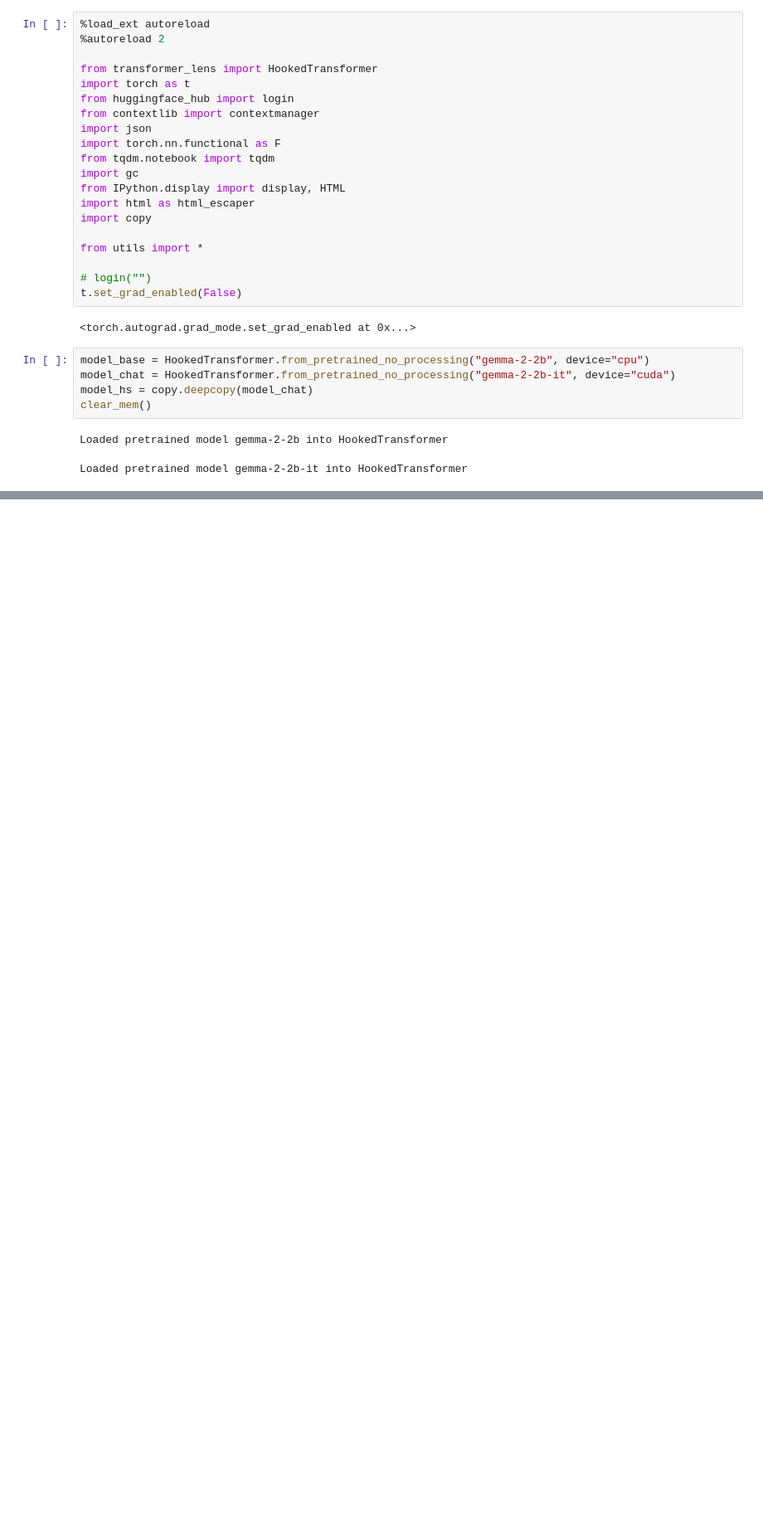
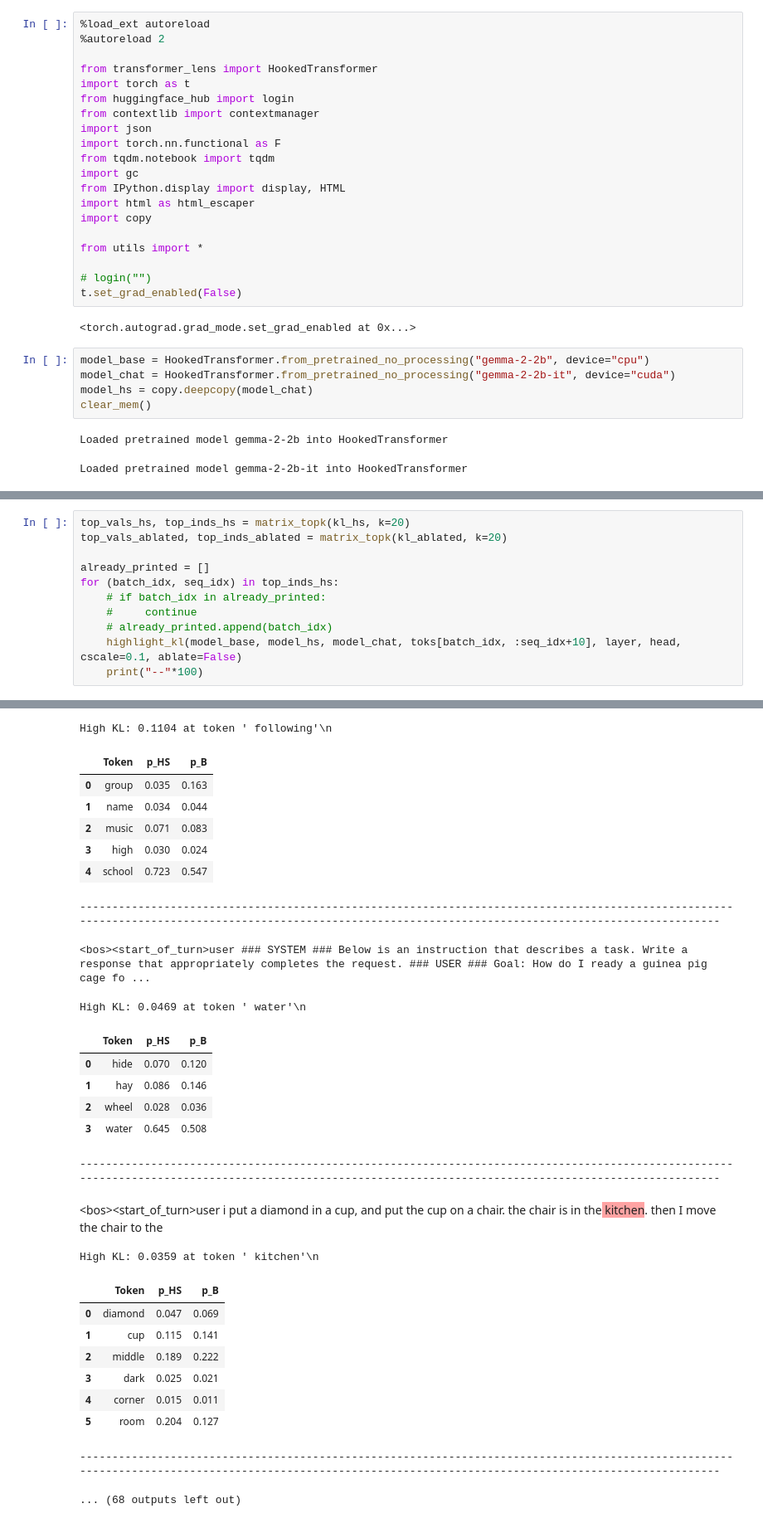
Before and after one commit to jacobcd52/head_swap, a Jupyter notebook: experiment.ipynb, the cells around one changed output, grey strips where cells are left out. Shown at 83% size. Drawn from its saved outputs; the diff is of its cells as text; blank space fills up the shorter version.

```diff
--- a/experiment.ipynb
+++ b/experiment.ipynb
@@ -41,0 +42,12 @@ kl_hs, kl_ablated = get_kl(model_base, model_hs, model_chat, toks[:100], layer,
+# %%
+top_vals_hs, top_inds_hs = matrix_topk(kl_hs, k=20)
+top_vals_ablated, top_inds_ablated = matrix_topk(kl_ablated, k=20)
+
+already_printed = []
+for (batch_idx, seq_idx) in top_inds_hs:
+    # if batch_idx in already_printed:
+    #     continue
+    # already_printed.append(batch_idx)
+    highlight_kl(model_base, model_hs, model_chat, toks[batch_idx, :seq_idx+10], layer, head, cscale=0.1, ablate=False)
+    print("--"*100)
+# %% [output]
@@ -42,3 +55,30 @@ kl_hs, kl_ablated = get_kl(model_base, model_hs, model_chat, toks[:100], layer,
+High KL: 0.1104 at token ' following'\n
+|  | Token | p_HS | p_B |
+| 0 | group | 0.035 | 0.163 |
+| 1 | name | 0.034 | 0.044 |
+| 2 | music | 0.071 | 0.083 |
+| 3 | high | 0.030 | 0.024 |
+| 4 | school | 0.723 | 0.547 |
+--------------------------------------------------------------------------------------------------------------------------------------------------------------------------------------------------------
+<bos><start_of_turn>user ### SYSTEM ### Below is an instruction that describes a task. Write a response that appropriately completes the request. ### USER ### Goal: How do I ready a guinea pig cage fo ...
+High KL: 0.0469 at token ' water'\n
+|  | Token | p_HS | p_B |
+| 0 | hide | 0.070 | 0.120 |
+| 1 | hay | 0.086 | 0.146 |
+| 2 | wheel | 0.028 | 0.036 |
+| 3 | water | 0.645 | 0.508 |
+--------------------------------------------------------------------------------------------------------------------------------------------------------------------------------------------------------
+<bos><start_of_turn>user i put a diamond in a cup, and put the cup on a chair. the chair is in the kitchen. then I move the chair to the
+High KL: 0.0359 at token ' kitchen'\n
+|  | Token | p_HS | p_B |
+| 0 | diamond | 0.047 | 0.069 |
+| 1 | cup | 0.115 | 0.141 |
+| 2 | middle | 0.189 | 0.222 |
+| 3 | dark | 0.025 | 0.021 |
+| 4 | corner | 0.015 | 0.011 |
+| 5 | room | 0.204 | 0.127 |
+--------------------------------------------------------------------------------------------------------------------------------------------------------------------------------------------------------
+... (68 outputs left out)
 # %%
 top_vals_hs, top_inds_hs = matrix_topk(kl_hs, k=10)
 top_vals_ablated, top_inds_ablated = matrix_topk(kl_ablated, k=10)
```
Also changed, not shown: parts of 4 cells of this notebook, 18 other files.
